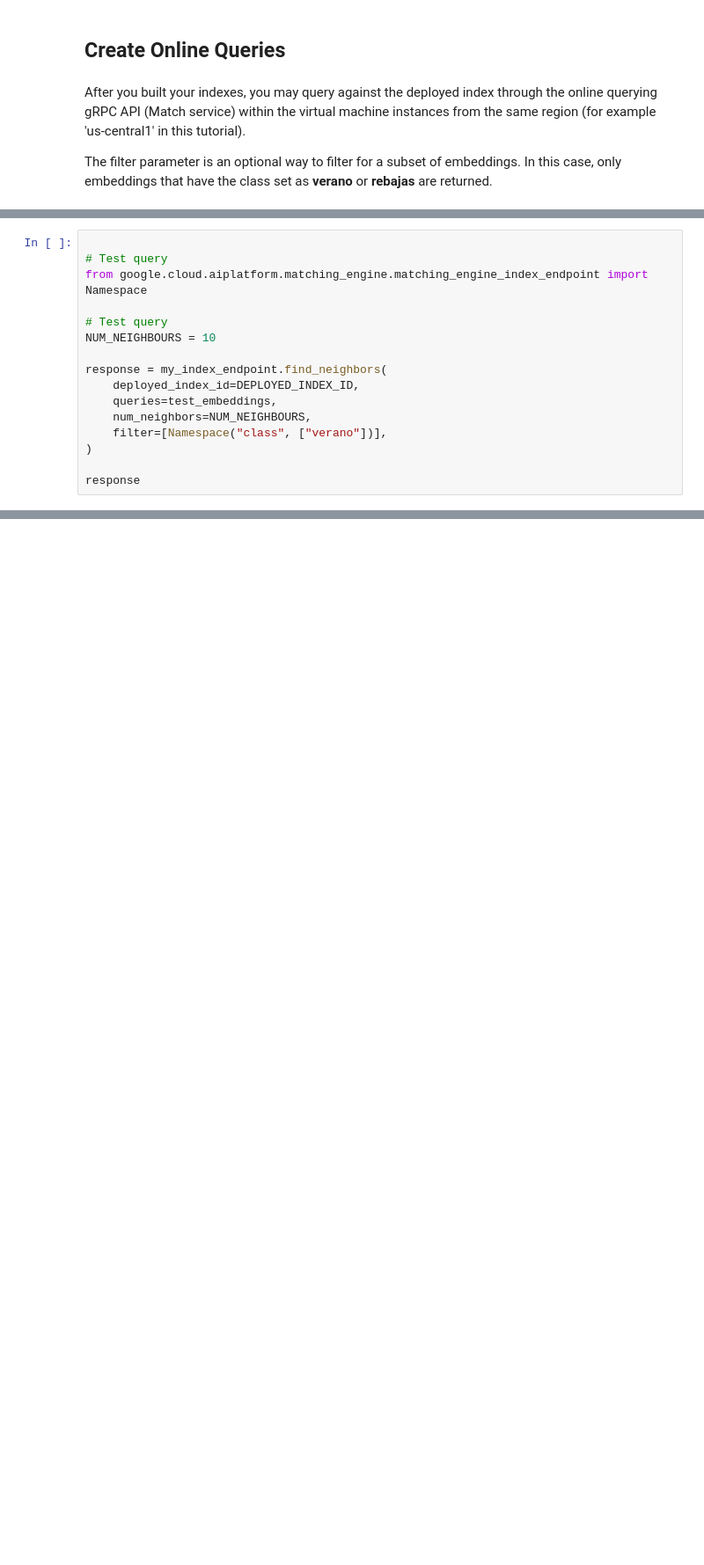
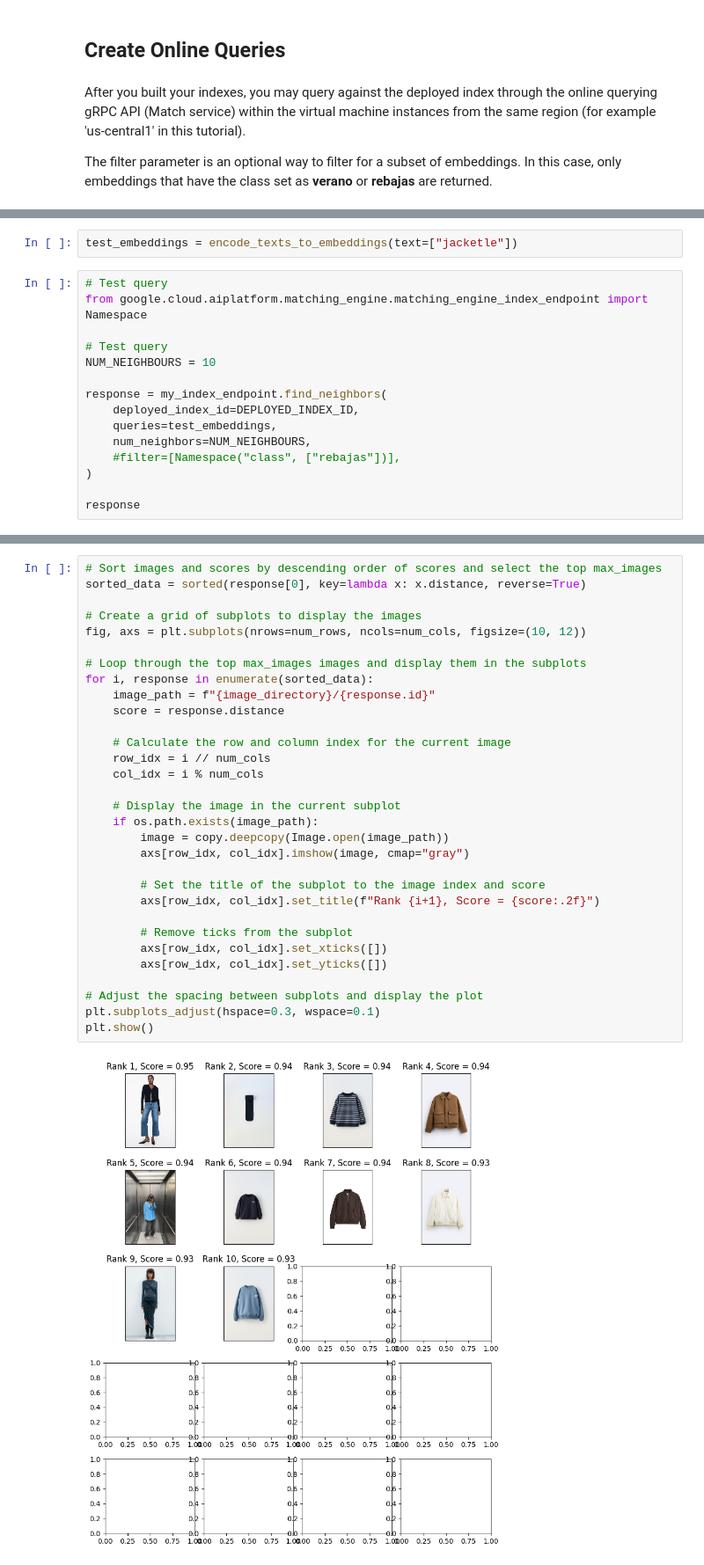
Before and after one commit to jairorodriguezarias/matching_engine_create_multimodal_embeddings, a Jupyter notebook: vector_search.ipynb, the cells around one changed output, grey strips where cells are left out. Shown at 88% size. Drawn from its saved outputs; the diff is of its cells as text; blank space fills up the shorter version.

```diff
--- a/vector_search.ipynb
+++ b/vector_search.ipynb
@@ -587,5 +604,6 @@ test_embeddings = encode_texts_to_embeddings(sentences=["jacket blue"])
+# %%
+test_embeddings = encode_texts_to_embeddings(text=["jacketle"])
 # %%
-
 # Test query
 from google.cloud.aiplatform.matching_engine.matching_engine_index_endpoint import Namespace
 
@@ -596,7 +614,7 @@ response = my_index_endpoint.find_neighbors(
     deployed_index_id=DEPLOYED_INDEX_ID,
     queries=test_embeddings,
     num_neighbors=NUM_NEIGHBOURS,
-    filter=[Namespace("class", ["verano"])],
+    #filter=[Namespace("class", ["rebajas"])],
 )
 
 response
@@ -602,0 +632,33 @@ response
+# %%
+# Sort images and scores by descending order of scores and select the top max_images
+sorted_data = sorted(response[0], key=lambda x: x.distance, reverse=True)
+
+# Create a grid of subplots to display the images
+fig, axs = plt.subplots(nrows=num_rows, ncols=num_cols, figsize=(10, 12))
+
+# Loop through the top max_images images and display them in the subplots
+for i, response in enumerate(sorted_data):
+    image_path = f"{image_directory}/{response.id}"
+    score = response.distance
+
+    # Calculate the row and column index for the current image
+    row_idx = i // num_cols
+    col_idx = i % num_cols
+
+    # Display the image in the current subplot
+    if os.path.exists(image_path):
+        image = copy.deepcopy(Image.open(image_path))
+        axs[row_idx, col_idx].imshow(image, cmap="gray")
+
+        # Set the title of the subplot to the image index and score
+        axs[row_idx, col_idx].set_title(f"Rank {i+1}, Score = {score:.2f}")
+
+        # Remove ticks from the subplot
+        axs[row_idx, col_idx].set_xticks([])
+        axs[row_idx, col_idx].set_yticks([])
+
+# Adjust the spacing between subplots and display the plot
+plt.subplots_adjust(hspace=0.3, wspace=0.1)
+plt.show()
+# %% [output]
+[figure, added]
```
Also changed, not shown: parts of 4 cells of this notebook.
